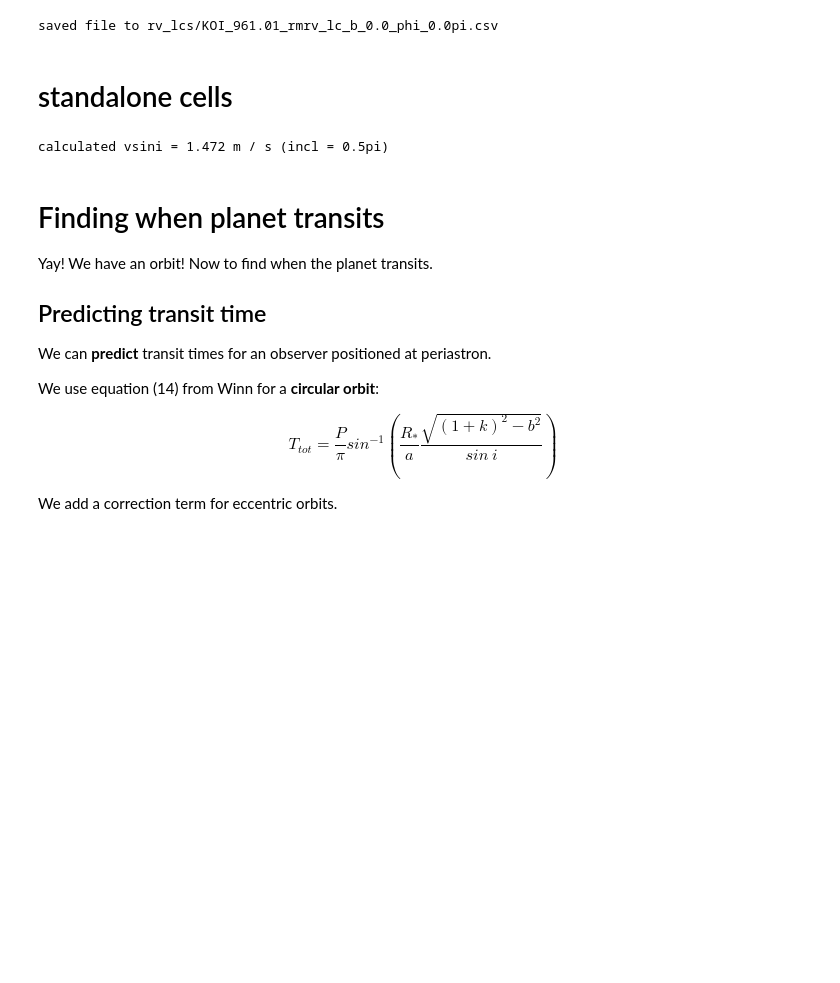
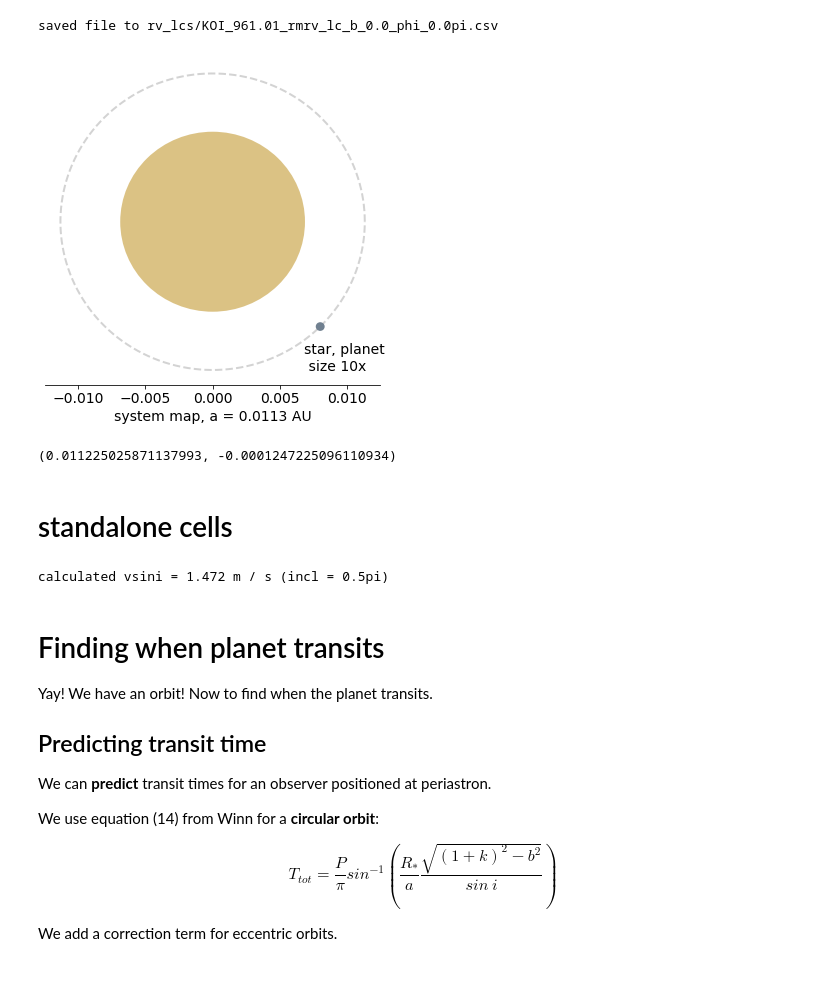
Before and after one commit to namagu/rossiter-mclaughlin-coaddventure, a Jupyter notebook: rv_from_scratch.ipynb, the cells around one changed output. Saved outputs shown, nothing was run; the diff lists cells and outputs as text; code cells hidden in the pictures; blank space fills up the shorter version.

```diff
--- a/rv_from_scratch.ipynb
+++ b/rv_from_scratch.ipynb
@@ -727,6 +725,42 @@ np.savetxt(filename, rv_lc,
 print(f"saved file to {filename}")
 # %% [output]
 saved file to rv_lcs/KOI_961.01_rmrv_lc_b_0.0_phi_0.0pi.csv
+# %%
+# # ---------------------------------------------------------------- #
+# # plot path of ellipse
+fig = plt.figure(figsize = (6,6))
+ax = fig.add_subplot()
+
+end = n  # plot first round
+ax.plot(x[:end], y[:end],'--',
+        color='lightgrey',zorder=1, lw=2,label='orbit')
+
+scale = 10
+star = ax.add_artist(plt.Circle((0,0),scale*rstar.to(u.AU).value,fc='darkgoldenrod',
+                                 alpha=0.5,label=f'_KOI-{koi}'))
+
+radius = a.value
+xp,yp = np.sqrt(0.5)*radius*np.array([1,-1])
+planet = ax.add_artist(plt.Circle((xp,yp),scale*rp.to(u.AU).value,
+                                   fc='slategrey',label=f'planet'))
+
+# formatting
+for spine in ax.spines: ax.spines[spine].set_visible(False)
+ax.spines['bottom'].set_visible(True)
+ax.set_yticks([])
+plt.xlabel(f"system map, a = {a:.3}")
+#ax.grid(True)
+plt.text(radius*0.6, -radius,f"star, planet \n size {scale}x")
+
+
+filename=f"plots/KOI_{koi}_map_b_{b}_phi_{phi_star/np.pi:.3}pi.svg"
+plt.savefig(filename, bbox_inches='tight',transparent=True)
+# %% [output]
+[figure, added]
+# %%
+ax.get_xlim()[1]*0.9, ax.get_ylim()[0]*0.01
+# %% [output]
+(0.011225025871137993, -0.0001247225096110934)
 # %% [markdown]
 # standalone cells
 # %%
```
Also changed, not shown: parts of 2 cells of this notebook.
